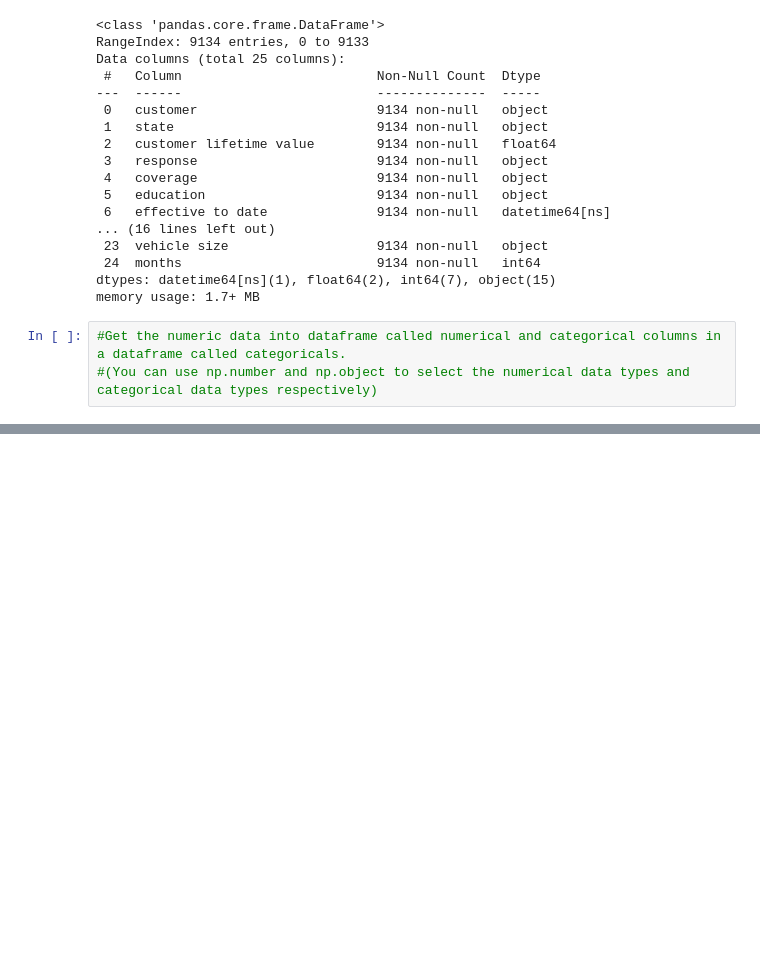
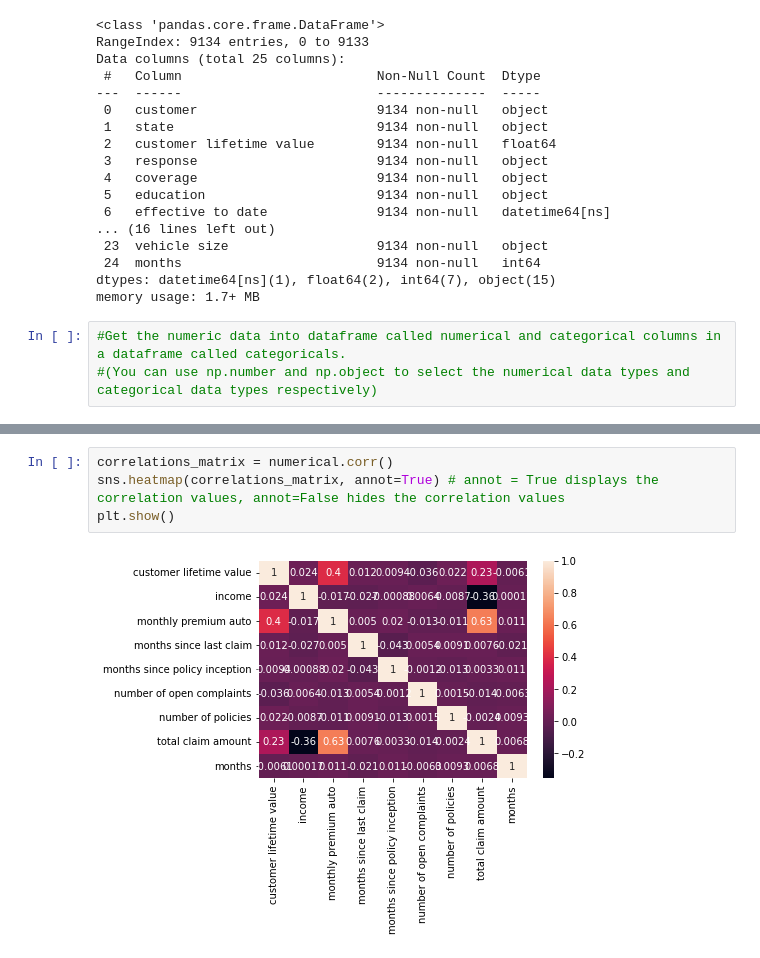
Before and after one commit to silviadifra/lab-customer-analysis-round-4, a Jupyter notebook: Lab-customer-analysis-round-4.ipynb, the cells around one changed output, grey strips where cells are left out. Cells and saved outputs as stored; diff of their text form; blank space fills up the shorter version.

```diff
--- a/Lab-customer-analysis-round-4.ipynb
+++ b/Lab-customer-analysis-round-4.ipynb
@@ -371,0 +379,6 @@ plt.show()
+# %%
+correlations_matrix = numerical.corr()
+sns.heatmap(correlations_matrix, annot=True) # annot = True displays the correlation values, annot=False hides the correlation values
+plt.show()
+# %% [output]
+[figure, added]
```
Also changed, not shown: parts of 14 cells of this notebook.
